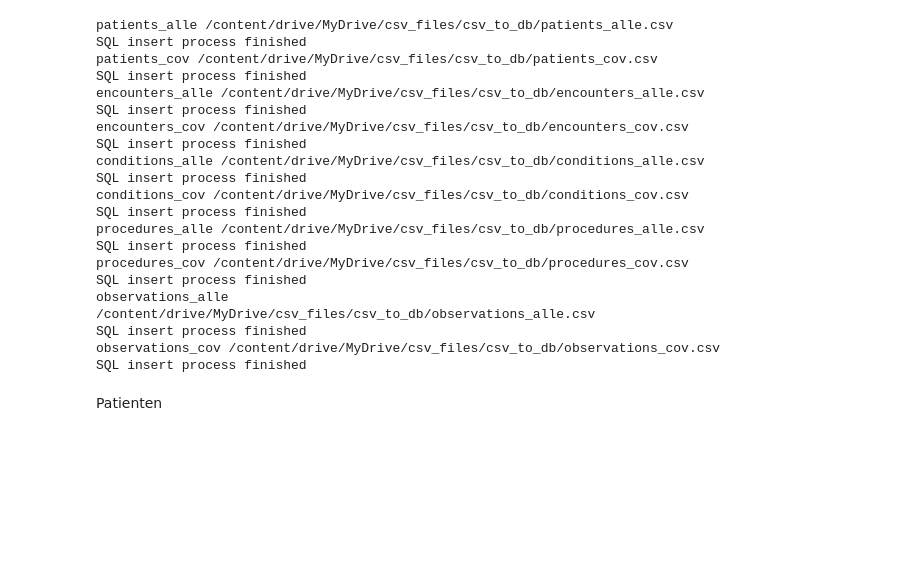
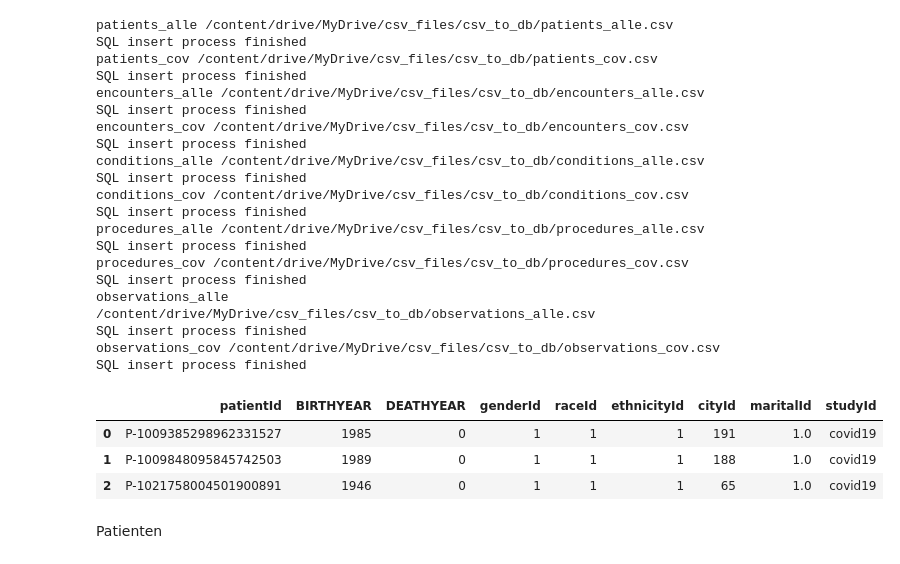
Before and after one commit to Fuenfgeld/TeamDataScDatenmanagementUndArchivierung, a Jupyter notebook: ProjektCovid19Allergy.ipynb, the cells around one changed output. Cells and saved outputs as stored; diff of their text form; code cells hidden in the pictures; blank space fills up the shorter version.

Commit message:
Erstellt mit Colaboratory neue Version mit Stern Schema und Pseudonym für Patients

```diff
--- a/ProjektCovid19Allergy.ipynb
+++ b/ProjektCovid19Allergy.ipynb
@@ -451,5 +589,13 @@ SQL insert process finished
 # %%
 ########################################################################
+# %%
+f_patients = pd.read_sql_query("select * from factPatient;", conn) # first 3 Patients
+f_patients.head(3)
+# %% [output]
+|  | patientId | BIRTHYEAR | DEATHYEAR | genderId | raceId | ethnicityId | cityId | maritalId | studyId |
+| 0 | P-1009385298962331527 | 1985 | 0 | 1 | 1 | 1 | 191 | 1.0 | covid19 |
+| 1 | P-1009848095845742503 | 1989 | 0 | 1 | 1 | 1 | 188 | 1.0 | covid19 |
+| 2 | P-1021758004501900891 | 1946 | 0 | 1 | 1 | 1 | 65 | 1.0 | covid19 |
 # %% [markdown]
 Patienten
 # %%
```
Also changed, not shown: parts of 8 cells of this notebook.
